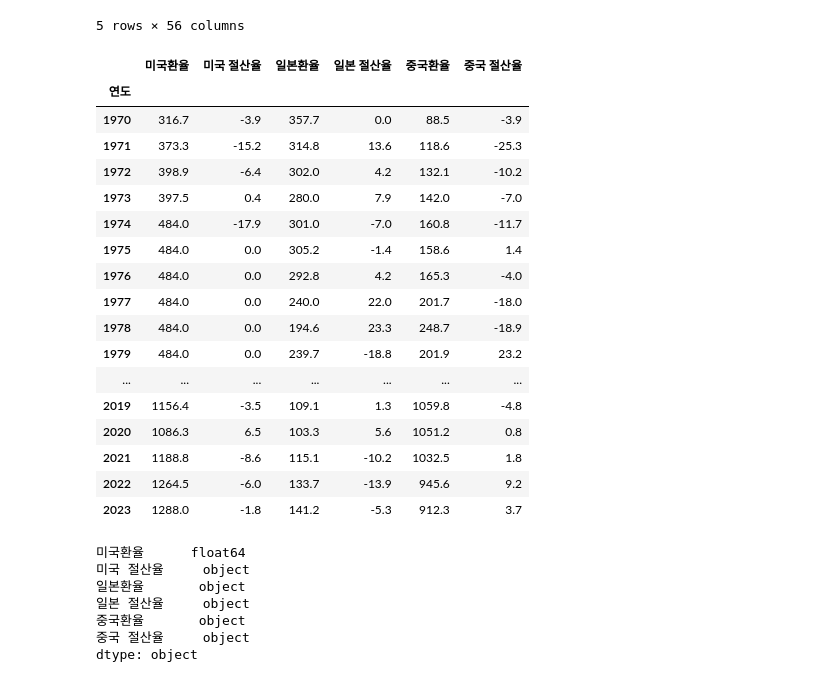
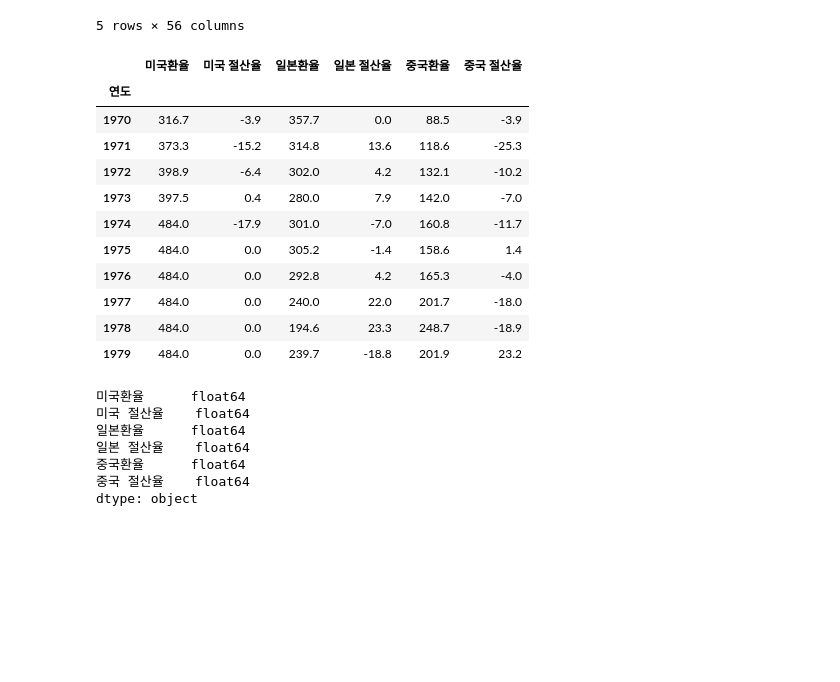
Before and after one commit to daedyu/python-ai, a Jupyter notebook: src/main.ipynb, the cells around one changed output. Drawn from its saved outputs; the diff is of its cells as text; code cells hidden in the pictures; blank space fills up the shorter version.

Commit message:
feat: exchange and cpi

```diff
--- a/src/main.ipynb
+++ b/src/main.ipynb
@@ -1,12 +3,11 @@
 # %%
 import pandas as pd
-
+import numpy as np
 # csv 파일 가져오기
-df = pd.read_csv('../public/kor_exchange.csv')
-cpi = pd.read_csv('../public/cpi.csv')
+exchange_df = pd.read_csv('../public/kor_exchange.csv')
 
 # 데이터가 반전된 것을 확인함
-df.head()
+exchange_df.head()
 # %% [output]
 |  | Unnamed: 0 | Unnamed: 1 | 1970 | 1971 | 1972 | 1973 | 1974 | 1975 | 1976 | 1977 | ... |
 | 0 | 원/달러 | 환율 | 316.7 | 373.3 | 398.9 | 397.5 | 484.0 | 484.0 | 484.0 | 484.0 | ... |
@@ -17,60 +18,55 @@ df.head()
 5 rows × 56 columns
 # %%
 # 첫 번째 열을 'Date'로 이름 변경
-df.columns = ['dummy', '속성'] + [str(year) for year in range(1970, 2024)]
+exchange_df.columns = ['dummy', '속성'] + [str(year) for year in range(1970, 2024)]
 
 # 속성이라는 인덱스 지정 후 데이터 행 열 반전
-df_transposed = df.set_index('속성').transpose()
+df_transposed = exchange_df.set_index('속성').transpose()
 
 # 인덱스 명 변경 -> 속성 to 연도
 df_transposed.rename_axis('연도', inplace=True)
 
 # 컬럼 이름 재지정
 df_transposed.columns = ['미국환율', '미국 절산율', '일본환율', '일본 절산율', '중국환율', '중국 절산율']
 
 # inplace: 기존 데이터에 영향 주기
 df_transposed.drop('dummy', axis=0, inplace=True)
 
 # 컬럼 가져와서 모두 다 숫자형으로 변경
 for key in df_transposed.columns:
     # regex: 정규표현식
     # replace 는 문자열 치환
     # astype 타입 변경
     # 환율의 object 자료형을 float 으로 변경
     df_transposed[key] = df_transposed[key].replace({',': ''}, regex=True).astype(float)
 
-df_transposed
+# 10개의 대표 데이터 가져오기
+df_transposed.head(10)
 # %% [output]
 |  | 미국환율 | 미국 절산율 | 일본환율 | 일본 절산율 | 중국환율 | 중국 절산율 |
 | 연도 |  |  |  |  |  |  |
 | 1970 | 316.7 | -3.9 | 357.7 | 0.0 | 88.5 | -3.9 |
 | 1971 | 373.3 | -15.2 | 314.8 | 13.6 | 118.6 | -25.3 |
 | 1972 | 398.9 | -6.4 | 302.0 | 4.2 | 132.1 | -10.2 |
 | 1973 | 397.5 | 0.4 | 280.0 | 7.9 | 142.0 | -7.0 |
 | 1974 | 484.0 | -17.9 | 301.0 | -7.0 | 160.8 | -11.7 |
 | 1975 | 484.0 | 0.0 | 305.2 | -1.4 | 158.6 | 1.4 |
 | 1976 | 484.0 | 0.0 | 292.8 | 4.2 | 165.3 | -4.0 |
 | 1977 | 484.0 | 0.0 | 240.0 | 22.0 | 201.7 | -18.0 |
 | 1978 | 484.0 | 0.0 | 194.6 | 23.3 | 248.7 | -18.9 |
 | 1979 | 484.0 | 0.0 | 239.7 | -18.8 | 201.9 | 23.2 |
-| ... | ... | ... | ... | ... | ... | ... |
-| 2019 | 1156.4 | -3.5 | 109.1 | 1.3 | 1059.8 | -4.8 |
-| 2020 | 1086.3 | 6.5 | 103.3 | 5.6 | 1051.2 | 0.8 |
-| 2021 | 1188.8 | -8.6 | 115.1 | -10.2 | 1032.5 | 1.8 |
-| 2022 | 1264.5 | -6.0 | 133.7 | -13.9 | 945.6 | 9.2 |
-| 2023 | 1288.0 | -1.8 | 141.2 | -5.3 | 912.3 | 3.7 |
 # %%
 
 # 결측치 확인 -> 빈 데이터 없음
 df_transposed.isnull().sum()
 
-# 데이터 타입 확인 미국환율은 float 나머지는 object
+# 데이터 타입 확인 모두 float 타입
 print(df_transposed.dtypes)
 # %% [output]
 미국환율      float64
-미국 절산율     object
-일본환율       object
-일본 절산율     object
-중국환율       object
-중국 절산율     object
+미국 절산율    float64
+일본환율      float64
+일본 절산율    float64
+중국환율      float64
+중국 절산율    float64
 dtype: object
```
Also changed, not shown: parts of 9 cells of this notebook.
